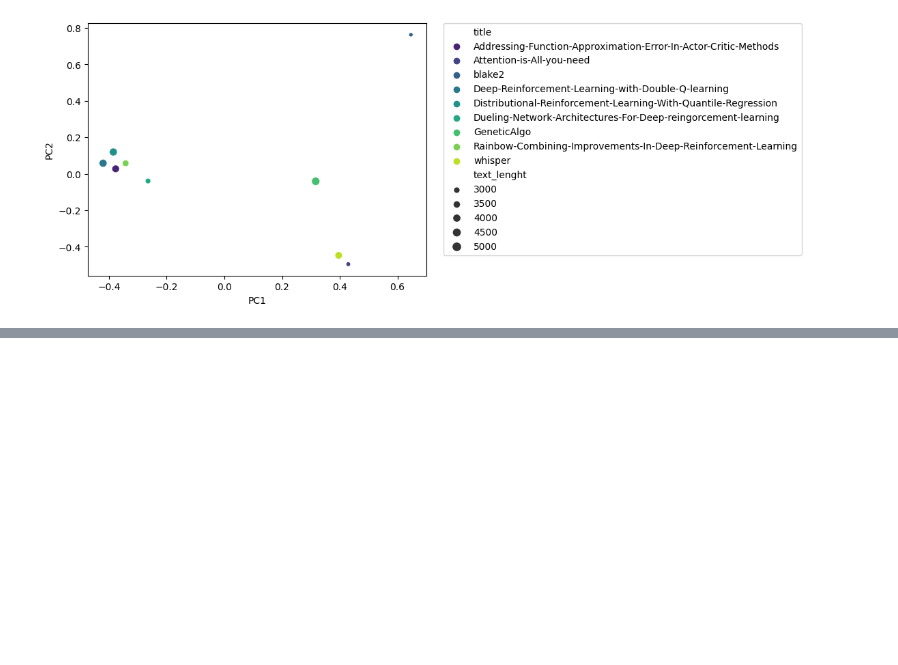
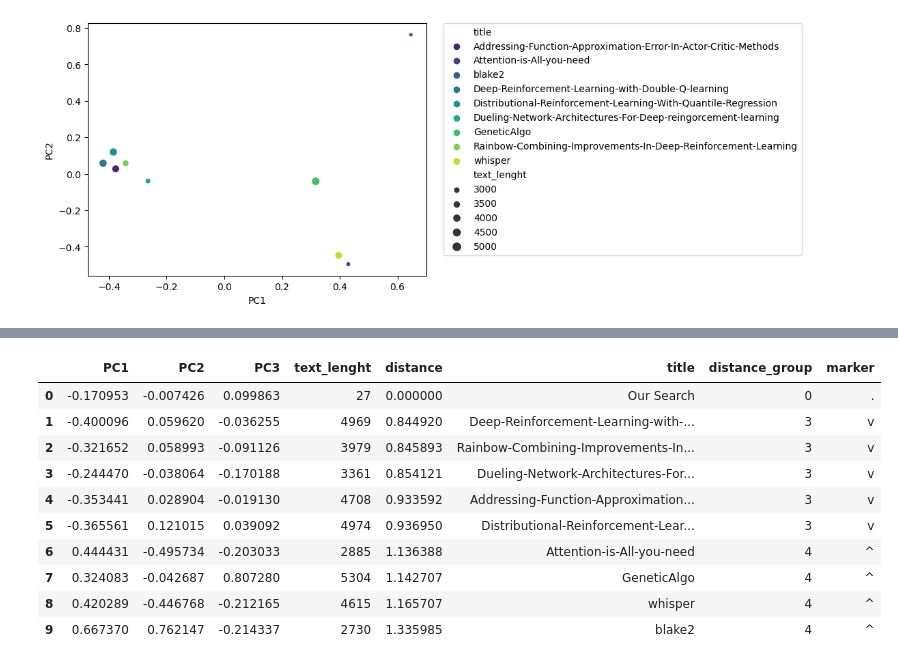
Before and after one commit to letalboy/PDF2Vector, a Jupyter notebook: pdf_to_embedding.ipynb, the cells around one changed output, grey strips where cells are left out. Cells and saved outputs as stored; diff of their text form; code cells hidden in the pictures; blank space fills up the shorter version.

Commit message:
Finalise the mecanism to search by embeddings vector similarity

```diff
--- a/pdf_to_embedding.ipynb
+++ b/pdf_to_embedding.ipynb
@@ -129,0 +164,2 @@ fig.show()
+# %%
+pdf_df_copy = pdf_df_copy.reset_index(drop=True)
@@ -129,0 +180,33 @@ fig.show()
+# %%
+# retrieve the embedding vectors from the search results
+vectors = pdf_df_copy.loc[:, "text_vector"].to_list()
+
+# apply PCA to reduce the dimensionality of the vectors to 3 dimensions
+pca = PCA(n_components=3)
+reduced_vectors = pca.fit_transform(vectors)
+
+# create a dataframe with the reduced vectors
+new_pca_df = pd.DataFrame(reduced_vectors, columns=['PC1', 'PC2', 'PC3'])
+
+new_pca_df['text_lenght'] = pdf_df_copy['text'].apply(len)
+new_pca_df['distance'] = pdf_df_copy['distance']
+new_pca_df['title'] = pdf_df_copy['title']
+# %%
+new_pca_df['distance_group'] = pd.cut(new_pca_df['distance'], bins=5, labels=False)
+# %%
+markers = ["." , "," , "o" , "v" , "^" , "<", ">"]
+new_pca_df['marker'] = new_pca_df['distance_group'].apply(lambda x: markers[x])
+# %%
+new_pca_df
+# %% [output]
+|  | PC1 | PC2 | PC3 | text_lenght | distance | title | distance_group | marker |
+| 0 | -0.170953 | -0.007426 | 0.099863 | 27 | 0.000000 | Our Search | 0 | . |
+| 1 | -0.400096 | 0.059620 | -0.036255 | 4969 | 0.844920 | Deep-Reinforcement-Learning-with-... | 3 | v |
+| 2 | -0.321652 | 0.058993 | -0.091126 | 3979 | 0.845893 | Rainbow-Combining-Improvements-In... | 3 | v |
+| 3 | -0.244470 | -0.038064 | -0.170188 | 3361 | 0.854121 | Dueling-Network-Architectures-For... | 3 | v |
+| 4 | -0.353441 | 0.028904 | -0.019130 | 4708 | 0.933592 | Addressing-Function-Approximation... | 3 | v |
+| 5 | -0.365561 | 0.121015 | 0.039092 | 4974 | 0.936950 | Distributional-Reinforcement-Lear... | 3 | v |
+| 6 | 0.444431 | -0.495734 | -0.203033 | 2885 | 1.136388 | Attention-is-All-you-need | 4 | ^ |
+| 7 | 0.324083 | -0.042687 | 0.807280 | 5304 | 1.142707 | GeneticAlgo | 4 | ^ |
+| 8 | 0.420289 | -0.446768 | -0.212165 | 4615 | 1.165707 | whisper | 4 | ^ |
+| 9 | 0.667370 | 0.762147 | -0.214337 | 2730 | 1.335985 | blake2 | 4 | ^ |
```
Also changed, not shown: parts of 20 cells of this notebook.
